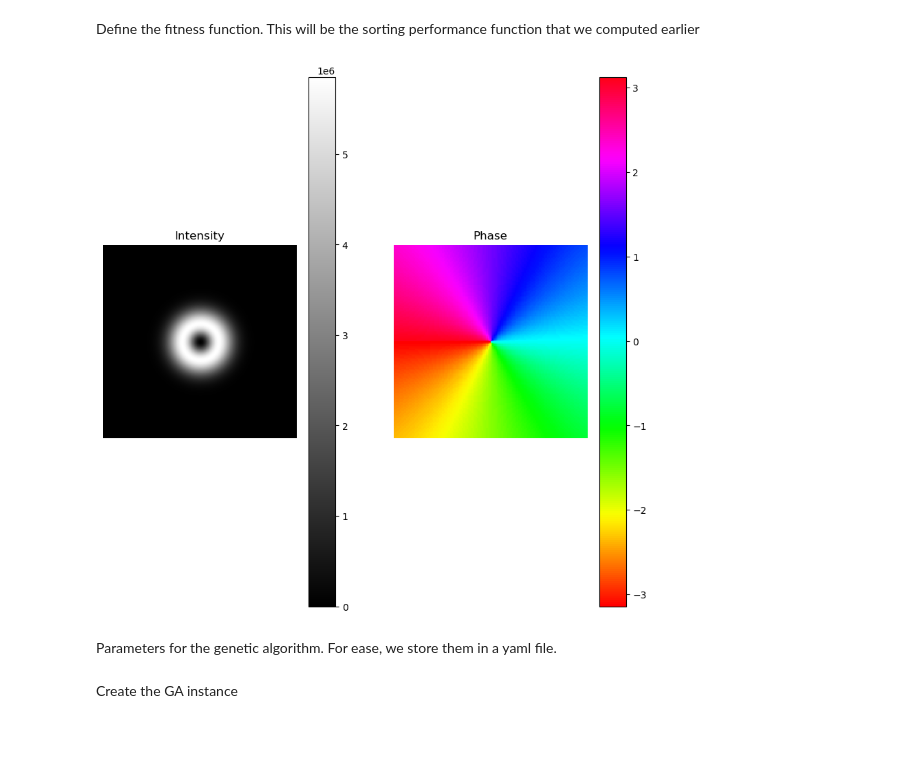
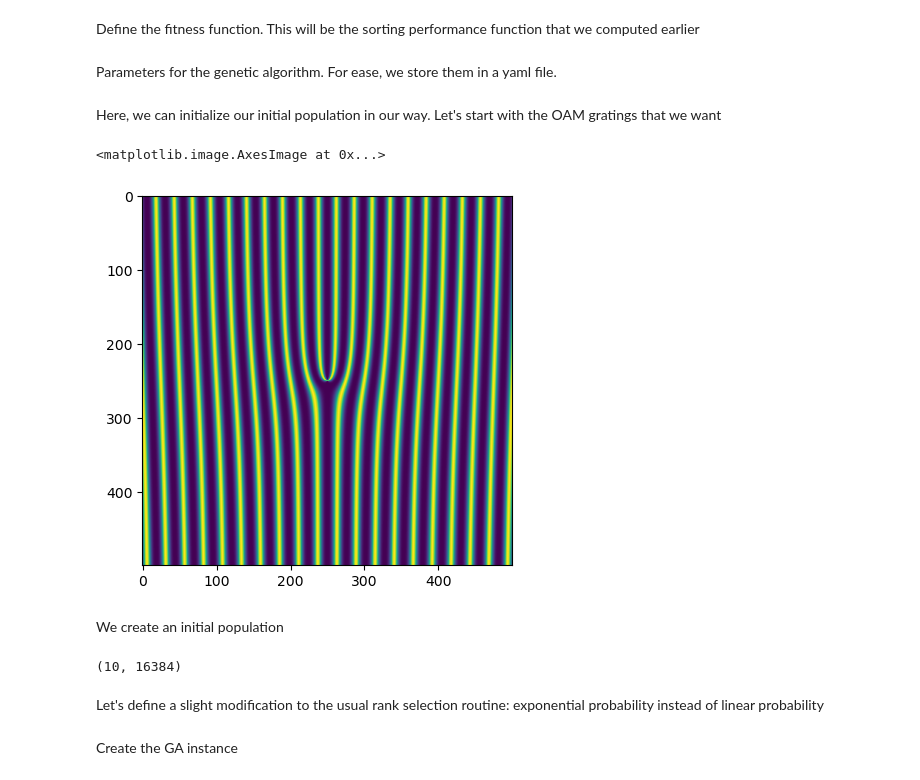
Before and after one commit to TareqJ1000/KnotSorter, a Jupyter notebook: OpticalModeSorter.ipynb, the cells around one changed output. Drawn from its saved outputs; the diff is of its cells as text; code cells hidden in the pictures; blank space fills up the shorter version.

```diff
--- a/OpticalModeSorter.ipynb
+++ b/OpticalModeSorter.ipynb
@@ -508,10 +494,6 @@ def fitness_func(ga_instance, solution, solution_idx):
         sorting_performance += correct_chans - incorrect_chans
 
     return np.mean(sorting_performance)
-# %%
-TotInt(list_of_OAMs[1].oamBeam)
-# %% [output]
-[figure, removed]
 # %% [markdown]
 Parameters for the genetic algorithm. For ease, we store them in a yaml file.
 # %%
@@ -574,3 +557,40 @@ def on_gen(ga_instance):
         plt.plot(ga_instance.best_solutions_fitness)
         plt.savefig(f"plots/fitness_{ga_instance.generations_completed}.jpg")
         plt.show()
+# %% [markdown]
+Here, we can initialize our initial population in our way. Let's start with the OAM gratings that we want
+# %%
+# This function generates phase gratings in reminisce of OAM gratings
+
+def OAMWithGratings(l,rows,cols,xoffset,yoffset,a):
+
+    crow, ccol = int(rows / 2)+xoffset, int(cols / 2)+yoffset
+    mask = np.zeros((rows,cols)) +0j
+    fx = 10.0
+    fy = 0.0
+    phi = np.zeros((rows,cols))+0j
+
+    for i in range (rows):
+        for j in range (cols):
+
+            x = i - crow
+            y = j - ccol
+            alpha = l*np.arctan2(x,y) + 2*np.pi*10*y/500
+            g = a[0] + a[1]*np.cos(2*alpha)  + a[2]*np.cos(3*alpha) + a[3]*np.cos(4*alpha)
+                  #g = 1/4*(1 + np.cos(alpha) + np.cos(2*alpha) +  np.cos(3*alpha)+np.cos(4*alpha))
+                  #g = np.mod(alpha,2*np.pi)
+            mask[i,j] = g
+
+
+    return(mask)
+
+
+a = [1,0.5,0,0.1] # ... is this a fourier series????
+SortingHologram = OAMWithGratings(1,500,500,0,0,a)
+#plt.imshow(np.abs(SortingHologram))
+plt.imshow(np.abs(SortingHologram)**2)
+# %% [output]
+<matplotlib.image.AxesImage at 0x...>
+[figure, added]
+# %% [markdown]
+We create an initial population
@@ -577,3 +625,10 @@ def on_gen(ga_instance):
+# %%
+init_op = initialize_population(10,N)
+print(np.shape(init_op))
+# %% [output]
+(10, 16384)
+# %% [markdown]
+Let's define a slight modification to the usual rank selection routine: exponential probability instead of linear probability
 # %% [markdown]
 Create the GA instance
 # %%
```
Also changed, not shown: parts of 14 cells of this notebook, 22 other files.
